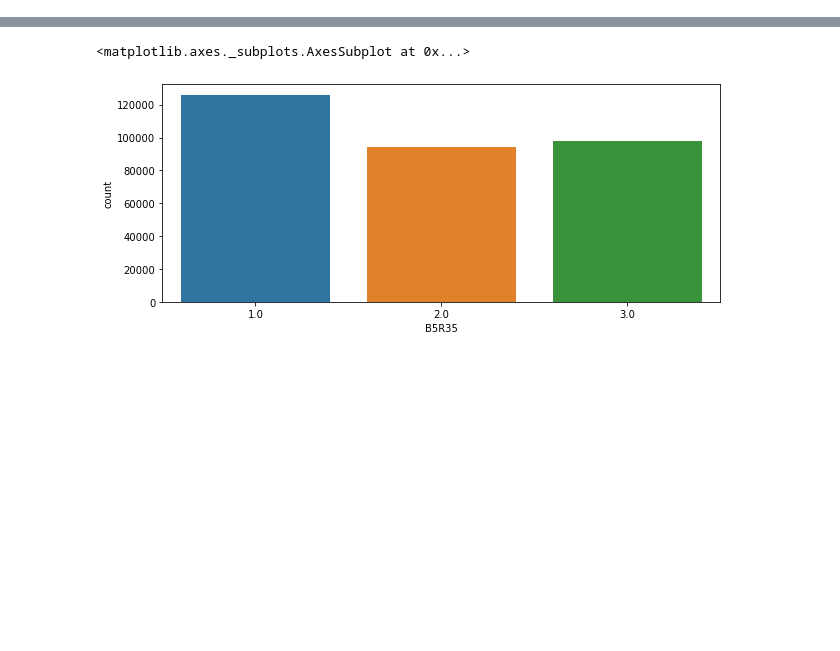
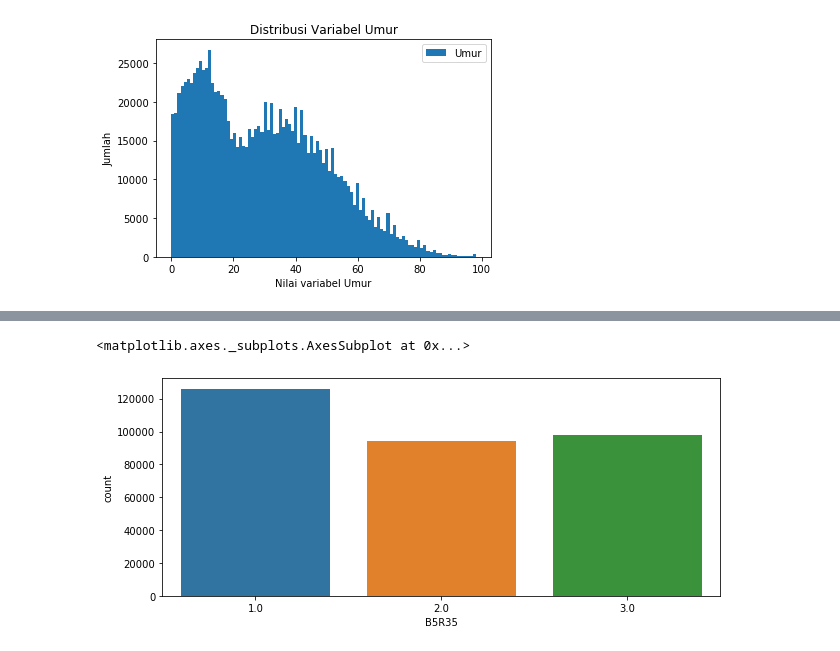
Before and after one commit to adewirahman/Project_Lab_Pacmann, a Jupyter notebook: ProjectLabNotebook_1.ipynb, the cells around one changed output, grey strips where cells are left out. Saved outputs shown, nothing was run; the diff lists cells and outputs as text; code cells hidden in the pictures; blank space fills up the shorter version.

Commit message:
Eksplorasi pemakaian KB dan alat KB dengan variabel yang relevan

```diff
--- a/ProjectLabNotebook_1.ipynb
+++ b/ProjectLabNotebook_1.ipynb
@@ -511,0 +86,18 @@ plt.show()
+# %%
+# Rubah dulu nama kolom agar lebih intuitif
+df_kb.rename(columns={"URUT": "Urut",
+                      "JK": "jenis_kelamin",
+                     "UMUR":"umur",
+                     "KWN": "status_kawin",
+                     "B1R1": "Provinsi_tinggal",
+                     "B1R5": "kota_atau_desa",
+                     "B5R17": "ijazah_tertinggi",
+                      "B5R24A1" : "status_kerja",
+                      "B5R30": "bidang_kerja_utama",
+                     "B5R32": "umur_nikah_pertama",
+                     "B5R35": "status_pakai_kb",
+                      "B5R36": "alat_kb",
+                      "B5R37": "ingin_punya_anak",
+                     "EXP_CAP": "pengeluaran"}, inplace=True)
+
+df_kb.head()
@@ -511,0 +115,4 @@ plt.show()
+# %%
+# Bikin District Identifier, bps_2009
+df_kb = df_kb.assign(bps_2009 = df_kb["Provinsi_tinggal"]*100 + df_kb["kota_atau_desa"])
+df_kb.head()
@@ -511,0 +418,12 @@ plt.show()
+# %%
+df_kb = df_kb.assign(kelompok_usia= ["kel_90" if umur >=90
+                                         else "kel_80" if umur >= 80
+                                         else "kel_70" if umur >= 70
+                                         else "kel_60" if umur >= 60
+                                         else "kel_50" if umur >= 50
+                                         else "kel_40" if umur >= 40
+                                         else "kel_30" if umur >= 30
+                                         else "kel_20" if umur >= 20
+                                         else "kel_10" for umur in df_kb["umur"]])
+
+df_kb
@@ -511,0 +691,11 @@ plt.show()
+# %%
+plot_umur = df_kb['umur']
+
+plot_umur.plot.hist(grid=False, bins=99, rwidth=1, label='Umur')
+plt.title("Distribusi Variabel Umur")
+plt.xlabel("Nilai variabel Umur")
+plt.ylabel("Jumlah")
+plt.legend(loc="best")
+plt.show()
+# %% [output]
+[figure, added]
```
Also changed, not shown: parts of 138 cells of this notebook.
